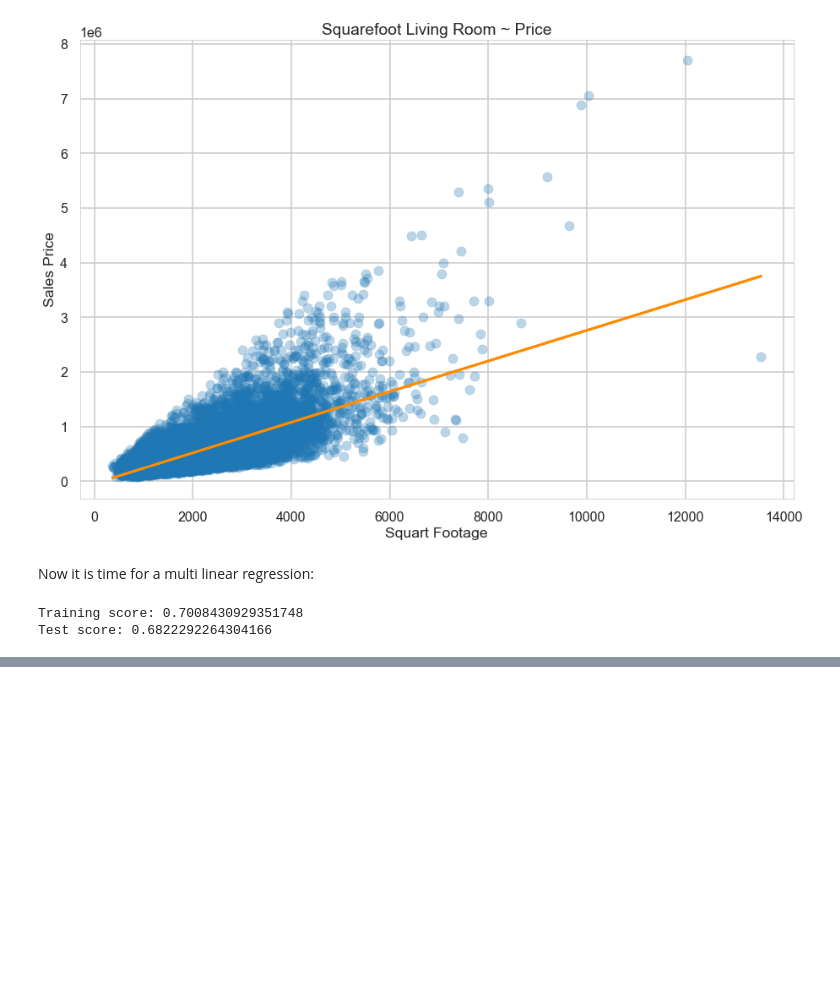
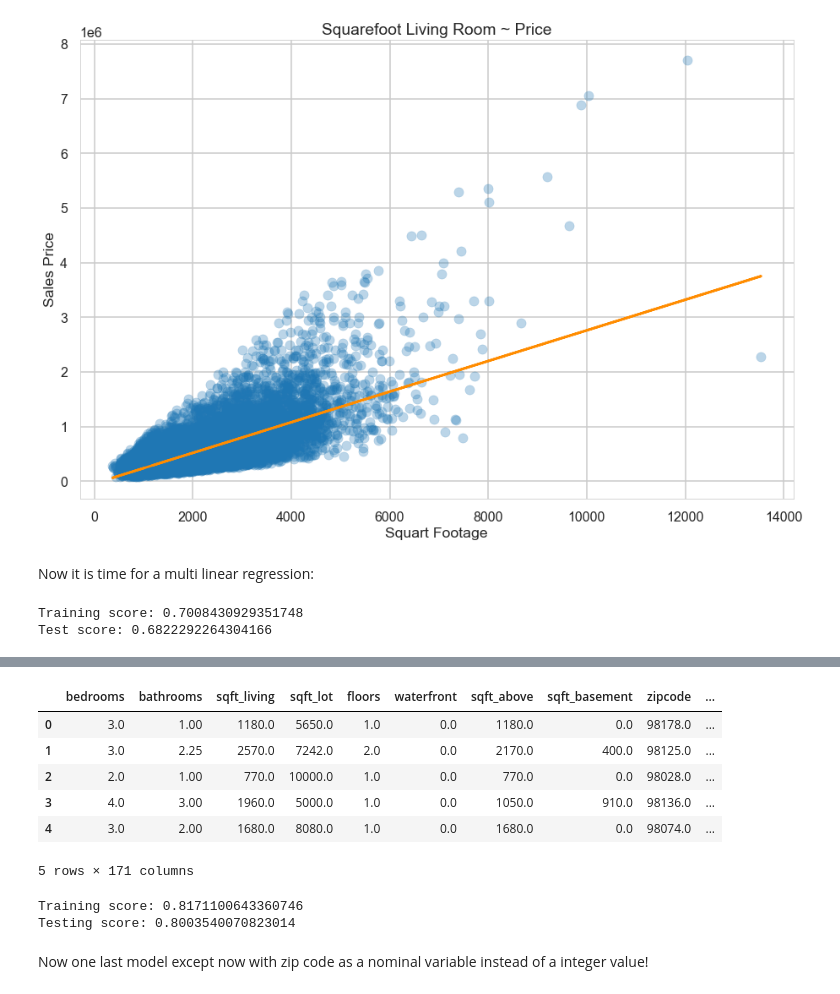
Before and after one commit to tweatherfordk/Linear-Regression-Housing-Model, a Jupyter notebook: Pedro/kings_county_modeling.ipynb, the cells around one changed output, grey strips where cells are left out. Saved outputs shown, nothing was run; the diff lists cells and outputs as text; code cells hidden in the pictures; blank space fills up the shorter version.

Commit message:
added dependency model to our regression model

```diff
--- a/Pedro/kings_county_modeling.ipynb
+++ b/Pedro/kings_county_modeling.ipynb
@@ -150,0 +166,15 @@ WOW! It seems that removing the features that were correlated with one another a
+# %%
+y = king['price']
+X = king[['bedrooms', 'bathrooms', 'sqft_living', 'sqft_lot', 'floors', 'waterfront',
+          'sqft_above', 'sqft_basement', 'zipcode', 'lat', 'long',
+          'sqft_living15', 'sqft_lot15', 'renovated', 'view_ord', 'condition_ord', 'grade_ord', 'age']]
+
+from sklearn.preprocessing import PolynomialFeatures
+
+linear_withinteraction = PolynomialFeatures(degree = 2, interaction_only = True, include_bias = False)
+
+X_transformed = linear_withinteraction.fit_transform(X)
+
+feat_names = pd.Series(linear_withinteraction.get_feature_names())
+
+feat_names
@@ -150,0 +194,23 @@ WOW! It seems that removing the features that were correlated with one another a
+# %%
+xs = ['x0', 'x1', 'x2', 'x3', 'x4', 'x5', 'x6', 'x7', 'x8', 'x9', 'x10',  'x11', 'x12', 'x13', 'x14', 'x15','x16', 'x17']
+
+columns = X.columns
+
+map_dict = {x:y for x,y in zip(xs, columns)}
+
+for key, value in map_dict.items():
+    feat_names = feat_names.str.replace(key, value)
+
+
+X_trans_df = pd.DataFrame(X_transformed)
+X_trans_df.columns = feat_names
+
+X_trans_df.head()
+# %% [output]
+|  | bedrooms | bathrooms | sqft_living | sqft_lot | floors | waterfront | sqft_above | sqft_basement | zipcode | ... |
+| 0 | 3.0 | 1.00 | 1180.0 | 5650.0 | 1.0 | 0.0 | 1180.0 | 0.0 | 98178.0 | ... |
+| 1 | 3.0 | 2.25 | 2570.0 | 7242.0 | 2.0 | 0.0 | 2170.0 | 400.0 | 98125.0 | ... |
+| 2 | 2.0 | 1.00 | 770.0 | 10000.0 | 1.0 | 0.0 | 770.0 | 0.0 | 98028.0 | ... |
+| 3 | 4.0 | 3.00 | 1960.0 | 5000.0 | 1.0 | 0.0 | 1050.0 | 910.0 | 98136.0 | ... |
+| 4 | 3.0 | 2.00 | 1680.0 | 8080.0 | 1.0 | 0.0 | 1680.0 | 0.0 | 98074.0 | ... |
+5 rows × 171 columns
@@ -150,0 +220,21 @@ WOW! It seems that removing the features that were correlated with one another a
+# %%
+# Generate train/test sets
+X_train, X_test, y_train, y_test = train_test_split(
+    X_trans_standard, y_standard, test_size=.3, random_state=42
+)
+
+
+# Init, fit, score
+stand_model = LinearRegression()
+stand_model.fit(X_train, y_train)
+
+print(f"Training score: {stand_model.score(X_train, y_train)}")
+
+print(f"Testing score: {stand_model.score(X_test, y_test)}")
+
+stand_model_score  = stand_model.score(X_test, y_test)
+# %% [output]
+Training score: 0.8171100643360746
+Testing score: 0.8003540070823014
+# %% [markdown]
+Now one last model except now with zip code as a nominal variable instead of a integer value!
```
Also changed, not shown: parts of 9 cells of this notebook, 2 other files.
